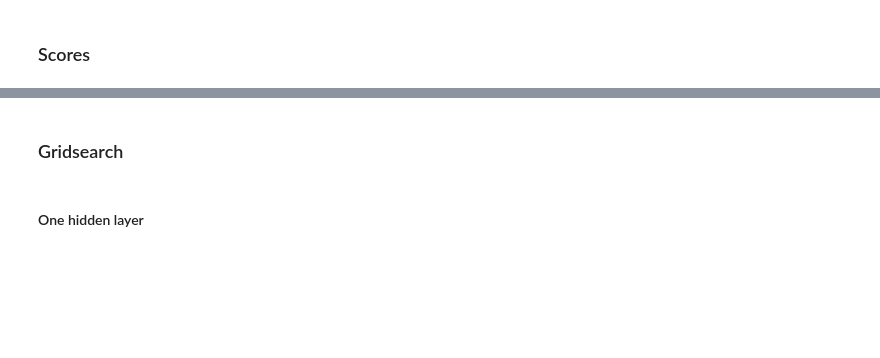
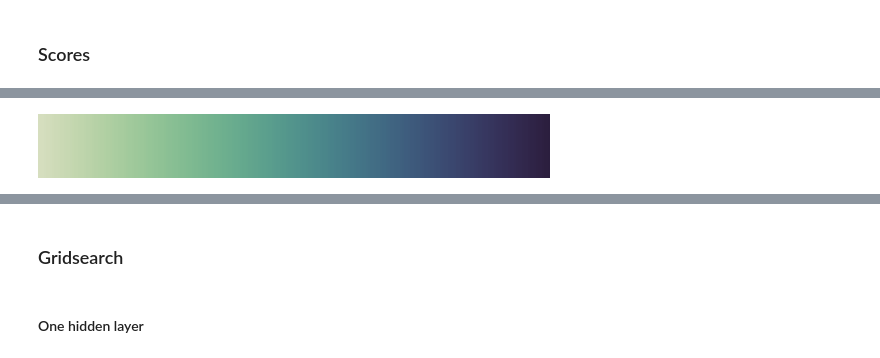
Before and after one commit to MariaFlyAway/Project2_FYS-STK3155, a Jupyter notebook: Code/Neural_Net/Wisconsin_dataset.ipynb, the cells around one changed output, grey strips where cells are left out. Saved outputs shown, nothing was run; the diff lists cells and outputs as text; code cells hidden in the pictures; blank space fills up the shorter version.

```diff
--- a/Code/Neural_Net/Wisconsin_dataset.ipynb
+++ b/Code/Neural_Net/Wisconsin_dataset.ipynb
@@ -60,3 +53,7 @@ Test accuracy: 0.9561
+# %%
+sns.cubehelix_palette(start=.5, rot=-.75, as_cmap=True)
+# %% [output]
+[figure, added]
 # %%
 # Calculating the confusion matrix
 cm = confusion_matrix(y_test, np.argmax(y_pred, -1))
```
Also changed, not shown: parts of 7 cells of this notebook, 3 other files.
